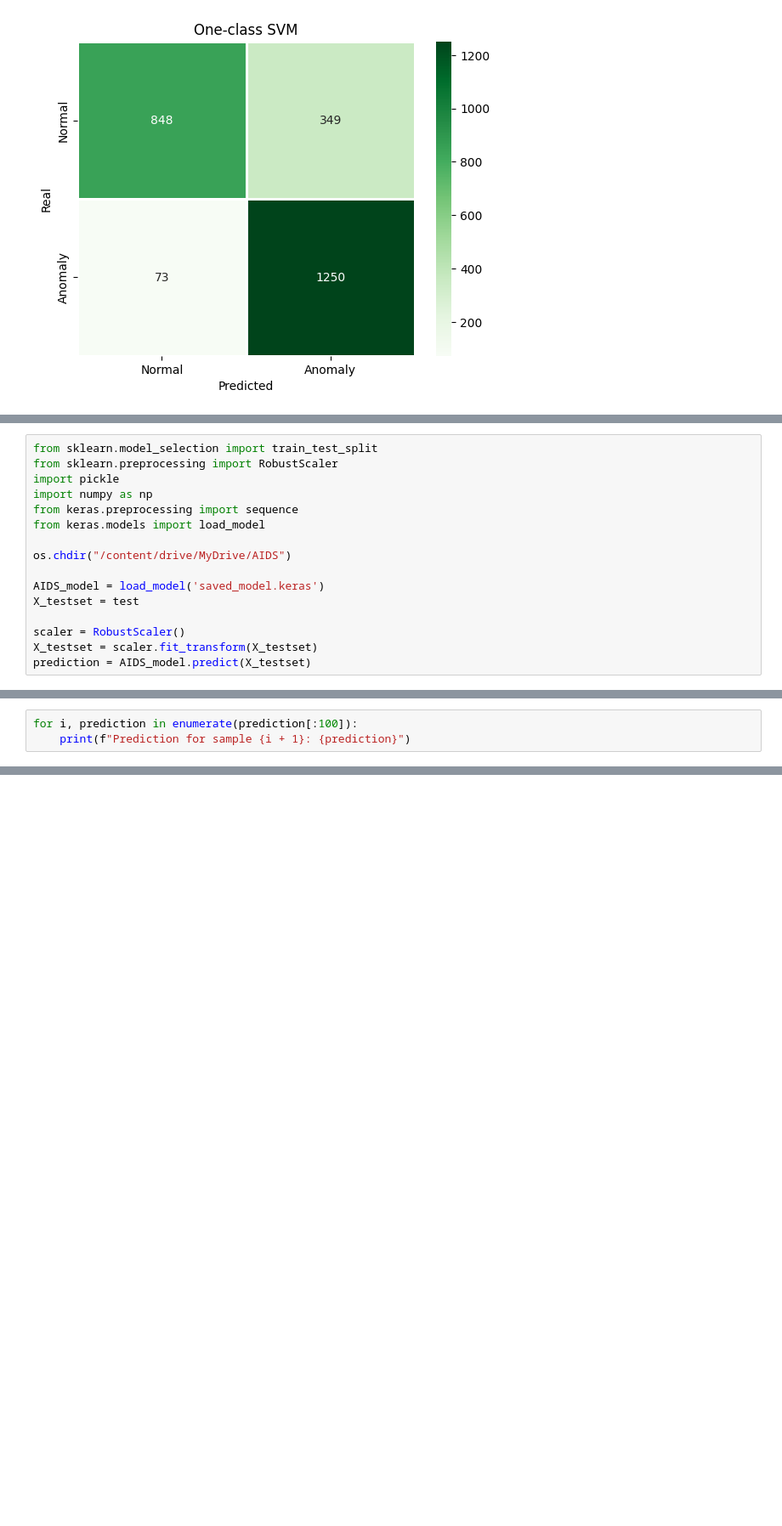
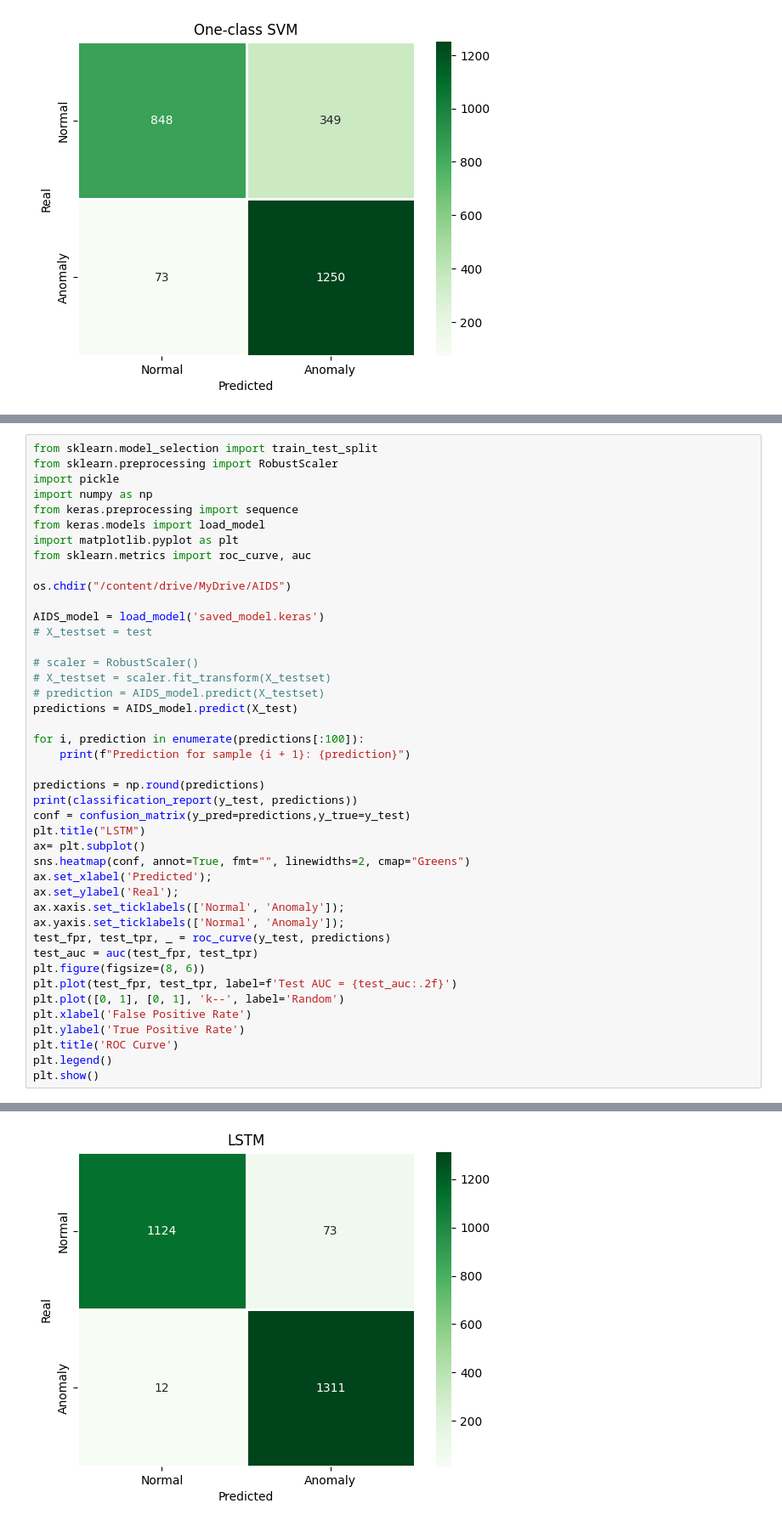
Before and after one commit to duydang2002/Anomaly-Intrusion-Detection, a Jupyter notebook: AIDS.ipynb, the cells around one changed output, grey strips where cells are left out. Shown at 85% size. Drawn from its saved outputs; the diff is of its cells as text; blank space fills up the shorter version.

```diff
--- a/AIDS.ipynb
+++ b/AIDS.ipynb
@@ -316,16 +333,0 @@ model.save('saved_model.keras')
-# %%
-from sklearn.model_selection import train_test_split
-from sklearn.preprocessing import RobustScaler
-import pickle
-import numpy as np
-from keras.preprocessing import sequence
-from keras.models import load_model
-
-os.chdir("/content/drive/MyDrive/AIDS")
-
-AIDS_model = load_model('saved_model.keras')
-X_testset = test
-
-scaler = RobustScaler()
-X_testset = scaler.fit_transform(X_testset)
-prediction = AIDS_model.predict(X_testset)
@@ -334,3 +333,0 @@ prediction = AIDS_model.predict(X_testset)
-# %%
-for i, prediction in enumerate(prediction[:100]):
-    print(f"Prediction for sample {i + 1}: {prediction}")
@@ -354,0 +334,44 @@ Prediction for sample 100: [6.321377e-05]
+# %%
+from sklearn.model_selection import train_test_split
+from sklearn.preprocessing import RobustScaler
+import pickle
+import numpy as np
+from keras.preprocessing import sequence
+from keras.models import load_model
+import matplotlib.pyplot as plt
+from sklearn.metrics import roc_curve, auc
+
+os.chdir("/content/drive/MyDrive/AIDS")
+
+AIDS_model = load_model('saved_model.keras')
+# X_testset = test
+
+# scaler = RobustScaler()
+# X_testset = scaler.fit_transform(X_testset)
+# prediction = AIDS_model.predict(X_testset)
+predictions = AIDS_model.predict(X_test)
+
+for i, prediction in enumerate(predictions[:100]):
+    print(f"Prediction for sample {i + 1}: {prediction}")
+
+predictions = np.round(predictions)
+print(classification_report(y_test, predictions))
+conf = confusion_matrix(y_pred=predictions,y_true=y_test)
+plt.title("LSTM")
+ax= plt.subplot()
+sns.heatmap(conf, annot=True, fmt="", linewidths=2, cmap="Greens")
+ax.set_xlabel('Predicted');
+ax.set_ylabel('Real');
+ax.xaxis.set_ticklabels(['Normal', 'Anomaly']);
+ax.yaxis.set_ticklabels(['Normal', 'Anomaly']);
+test_fpr, test_tpr, _ = roc_curve(y_test, predictions)
+test_auc = auc(test_fpr, test_tpr)
+plt.figure(figsize=(8, 6))
+plt.plot(test_fpr, test_tpr, label=f'Test AUC = {test_auc:.2f}')
+plt.plot([0, 1], [0, 1], 'k--', label='Random')
+plt.xlabel('False Positive Rate')
+plt.ylabel('True Positive Rate')
+plt.title('ROC Curve')
+plt.legend()
+plt.show()
+# %% [output]
@@ -354,0 +395 @@ Prediction for sample 100: [6.321377e-05]
+[figure, added]
```
Also changed, not shown: parts of 8 cells of this notebook.
